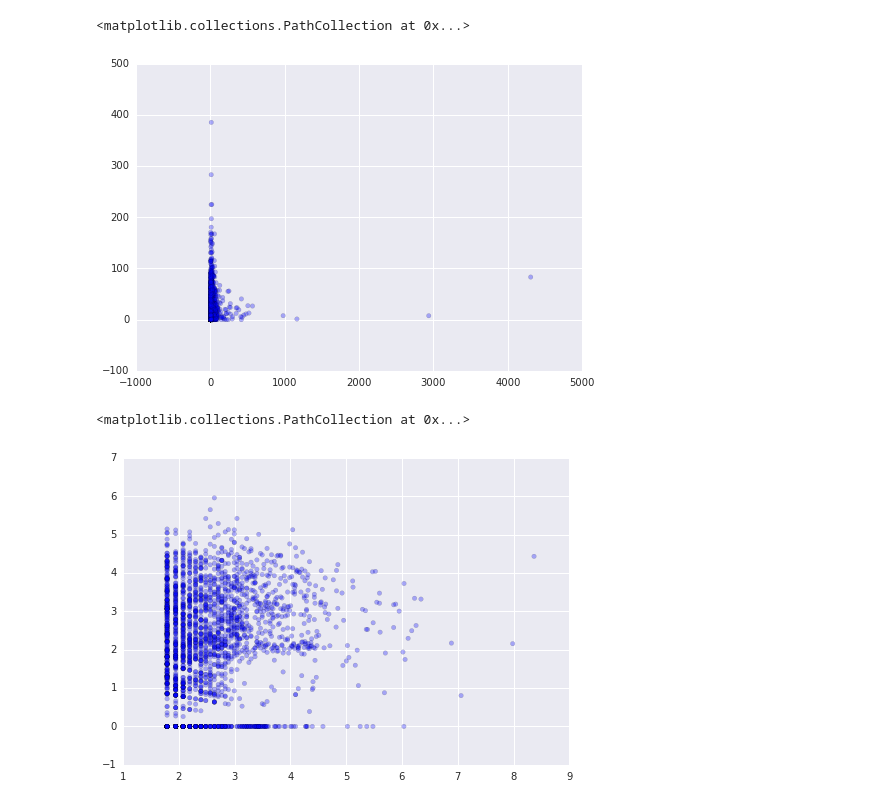
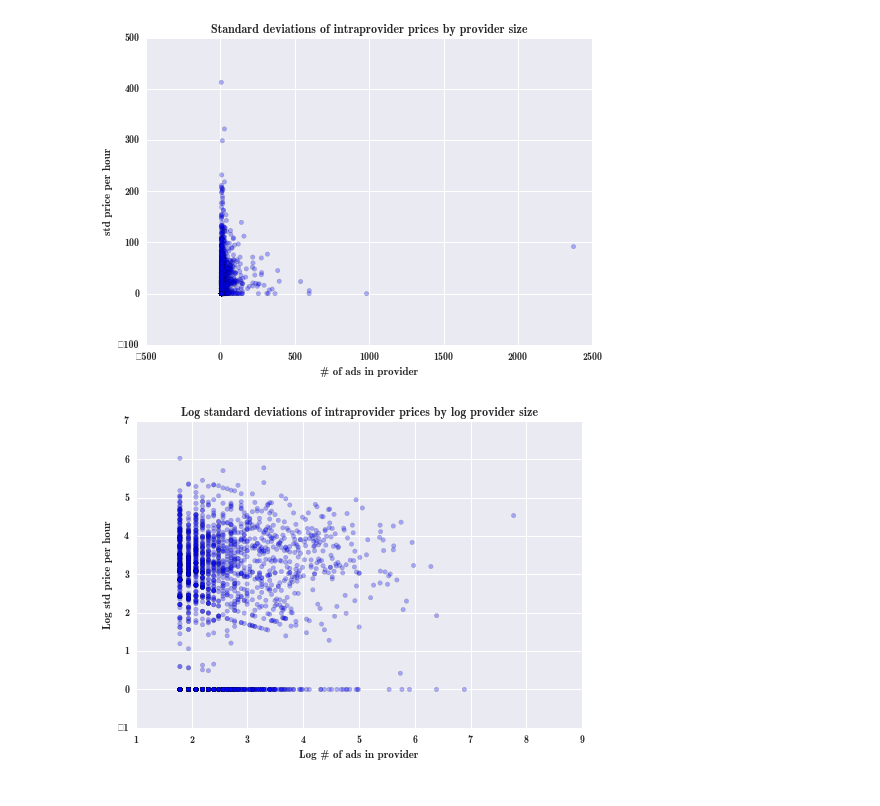
Before and after one commit to giantoak/memex-diagnostics, a Jupyter notebook: notebooks/Prices (Provider Diagnostics).ipynb, the cells around one changed output. Saved outputs shown, nothing was run; the diff lists cells and outputs as text; code cells hidden in the pictures.

Commit message:
analytical report provider diagnostics table

```diff
--- a/notebooks/Prices (Provider Diagnostics).ipynb
+++ b/notebooks/Prices (Provider Diagnostics).ipynb
@@ -8,6 +8,7 @@ import os
 
 root_dir = '/mnt/memex-diagnostics'
 data_dir = os.path.join(root_dir, 'data/dump4')
+plot_dir = os.path.join(root_dir, 'plots/intraprovider-prices')
 
-prices_by_ad = pd.read_csv(os.path.join(data_dir, 'ad_prices_by_ad.csv')
-f = open(os.path.join(data_dir, 'doc-provider-sorted.tsv'))
+prices_by_ad = pd.read_csv(os.path.join(data_dir, 'made/ad_prices_by_ad.csv'))
+f = open(os.path.join(data_dir, 'made/doc-provider-sorted.tsv'))
@@ -15,8 +18,8 @@ f = open(os.path.join(data_dir, 'doc-provider-sorted.tsv'))
 # Create a mapping from ad_ids to clusters
 mappings = {}
 for line in f:
-    parts = line.split(',')
-    mappings[parts[1]] = parts[0]
+    parts = line.strip().split(',')
+    mappings[parts[2]] = parts[0]
 # %%
 # Get clusters
 prices_by_ad['cluster'] = prices_by_ad.apply(lambda x: mappings.get(x.ad_id, ''), 1)
@@ -22,0 +35,7 @@ prices_by_ad['cluster'] = prices_by_ad.apply(lambda x: mappings.get(x.ad_id, '')
+# %%
+# Drop ads without any cluster or price
+print (prices_by_ad.cluster == '').sum()
+
+prices_by_ad = prices_by_ad[prices_by_ad.cluster != '']
+prices_by_ad.dropna(subset=['price_per_hour'], inplace=True)
+print prices_by_ad.shape
@@ -29,7 +51,6 @@ MIN_CLUSTER_SIZE = 5
 
 clusters = prices_by_ad.groupby('cluster')
 df = clusters.filter(lambda x: len(x) > MIN_CLUSTER_SIZE)
-df = df[df.cluster.str.startswith('cluster:')]
 # %%
 print df.head()
 # %% [output]
@@ -60,17 +92,23 @@ draw_kde(clusters.price_per_hour.std(), [0, 90])
 # %%
 # Set up scatterplot between standard deviation and cluster size
 both = clusters.agg({'price_per_hour': [np.std, len]})['price_per_hour']
 
 pylab.scatter(both['len'], both['std'], alpha=0.3)
+pylab.xlabel('# of ads in provider')
+pylab.ylabel('std price per hour')
+pylab.title('Standard deviations of intraprovider prices by provider size')
+pylab.savefig(os.path.join(plot_dir, 'std_prices_by_cluster_size.png'))
 # %% [output]
-<matplotlib.collections.PathCollection at 0x...>
-[figure, old version]
+[figure, new version]
 # %%
 # With log scale
 pylab.scatter(np.log(both['len']), np.log(both['std']+1), alpha=0.3)
+pylab.xlabel('Log # of ads in provider')
+pylab.ylabel('Log std price per hour')
+pylab.title('Log standard deviations of intraprovider prices by log provider size')
+pylab.savefig(os.path.join(plot_dir, 'log_std_prices_by_cluster_size.png'))
 # %% [output]
-<matplotlib.collections.PathCollection at 0x...>
-[figure, old version]
+[figure, new version]
 # %%
 # With outlier removal
 std_size = both['len'].std()
```
Also changed, not shown: parts of 12 cells of this notebook, 7 other files.
